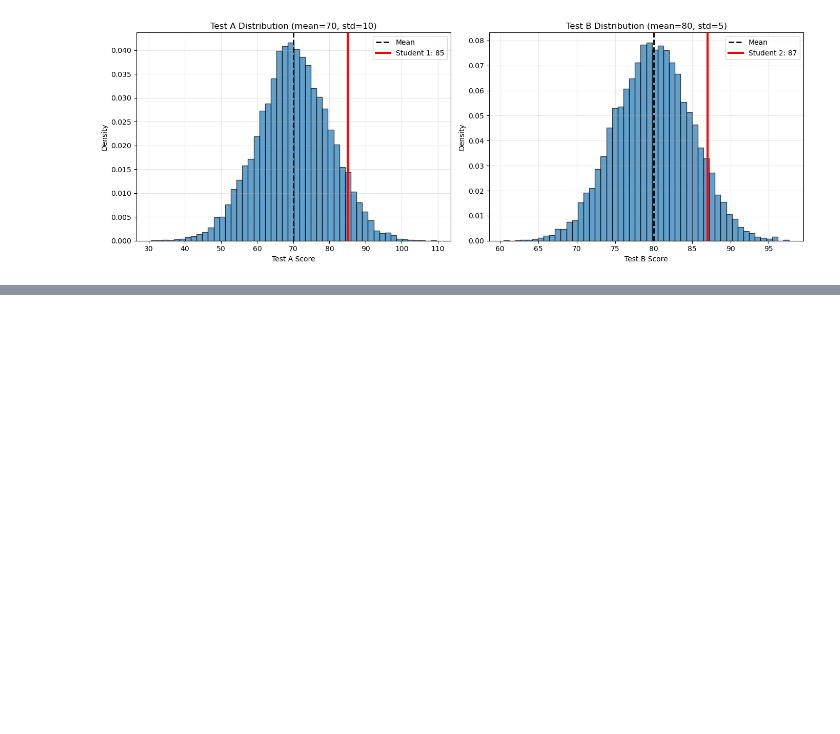
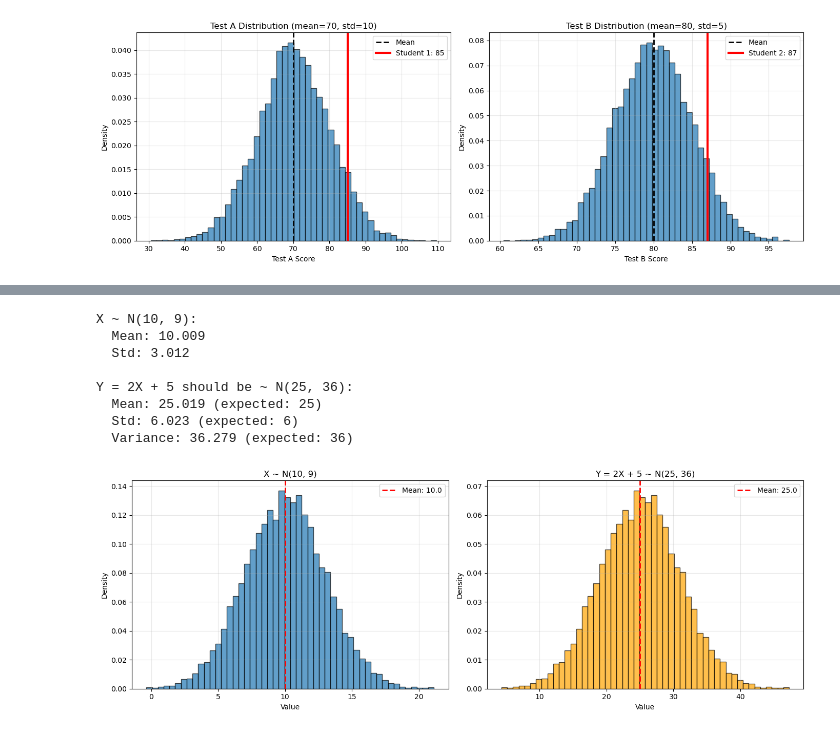
Before and after one commit to Rey3300/PINN-ML-Learning, a Jupyter notebook: week1-python-probability/day4-probability-normal-distributions.ipynb, the cells around one changed output, grey strips where cells are left out. Saved outputs shown, nothing was run; the diff lists cells and outputs as text; code cells hidden in the pictures; blank space fills up the shorter version.

```diff
--- a/week1-python-probability/day4-probability-normal-distributions.ipynb
+++ b/week1-python-probability/day4-probability-normal-distributions.ipynb
@@ -142,0 +256,52 @@ Student 1 performed better relative to their class
+# %%
+# If X ~ N(μ, σ²), then aX + b ~ N(aμ + b, a²σ²)
+
+X = np.random.normal(10, 3, 10000)  # N(10, 9)
+
+a = 2
+b = 5
+
+Y = a * X + b  # Should be N(2*10 + 5, 4*9) = N(25, 36)
+
+print(f"X ~ N(10, 9):")
+print(f"  Mean: {np.mean(X):.3f}")
+print(f"  Std: {np.std(X):.3f}")
+print()
+print(f"Y = 2X + 5 should be ~ N(25, 36):")
+print(f"  Mean: {np.mean(Y):.3f} (expected: 25)")
+print(f"  Std: {np.std(Y):.3f} (expected: 6)")
+print(f"  Variance: {np.var(Y):.3f} (expected: 36)")
+
+# Visualize
+fig, (ax1, ax2) = plt.subplots(1, 2, figsize=(14, 5))
+
+ax1.hist(X, bins=50, density=True, alpha=0.7, edgecolor='black')
+ax1.axvline(np.mean(X), color='red', linestyle='--', linewidth=2, label=f'Mean: {np.mean(X):.1f}')
+ax1.set_title('X ~ N(10, 9)')
+ax1.set_xlabel('Value')
+ax1.set_ylabel('Density')
+ax1.legend()
+ax1.grid(True, alpha=0.3)
+
+ax2.hist(Y, bins=50, density=True, alpha=0.7, edgecolor='black', color='orange')
+ax2.axvline(np.mean(Y), color='red', linestyle='--', linewidth=2, label=f'Mean: {np.mean(Y):.1f}')
+ax2.set_title('Y = 2X + 5 ~ N(25, 36)')
+ax2.set_xlabel('Value')
+ax2.set_ylabel('Density')
+ax2.legend()
+ax2.grid(True, alpha=0.3)
+
+plt.tight_layout()
+plt.show()
+
+# Key insight: Linear transformations of normal are still normal!
+# %% [output]
+X ~ N(10, 9):
+  Mean: 10.009
+  Std: 3.012
+
+Y = 2X + 5 should be ~ N(25, 36):
+  Mean: 25.019 (expected: 25)
+  Std: 6.023 (expected: 6)
+  Variance: 36.279 (expected: 36)
+[figure, added]
```
Also changed, not shown: parts of 2 cells of this notebook.
